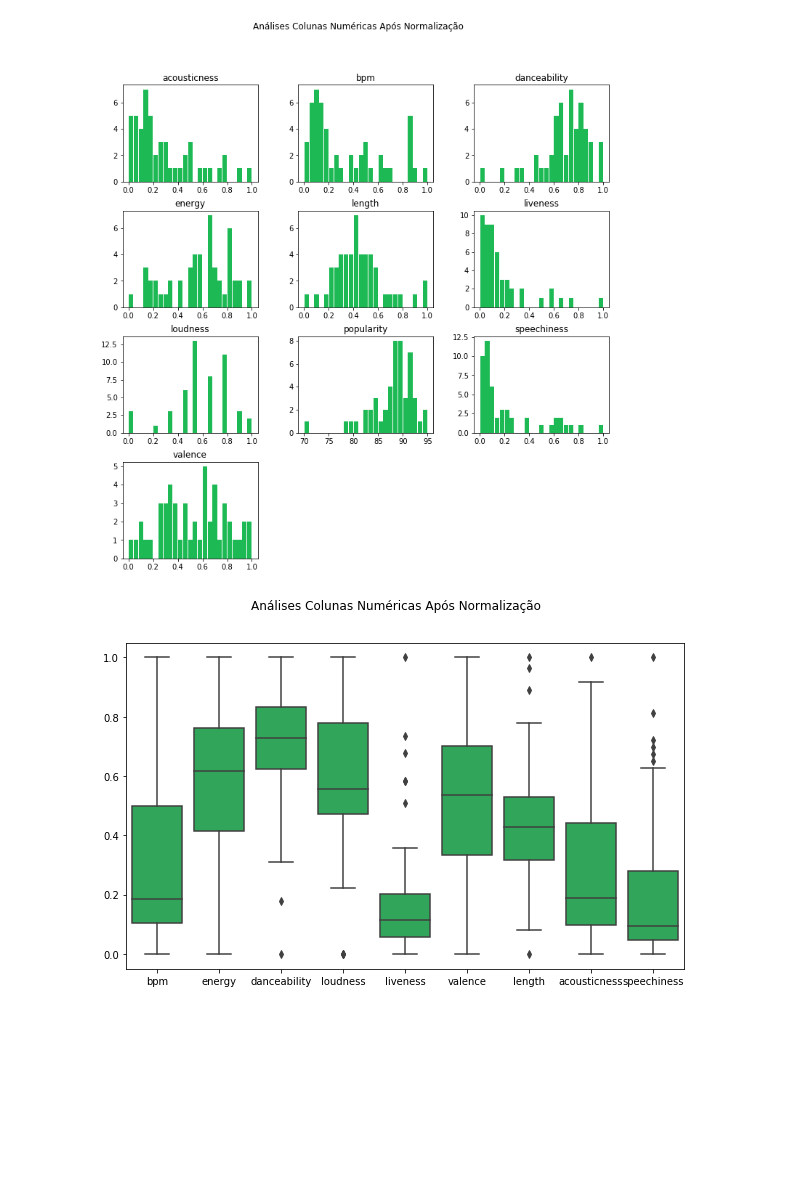
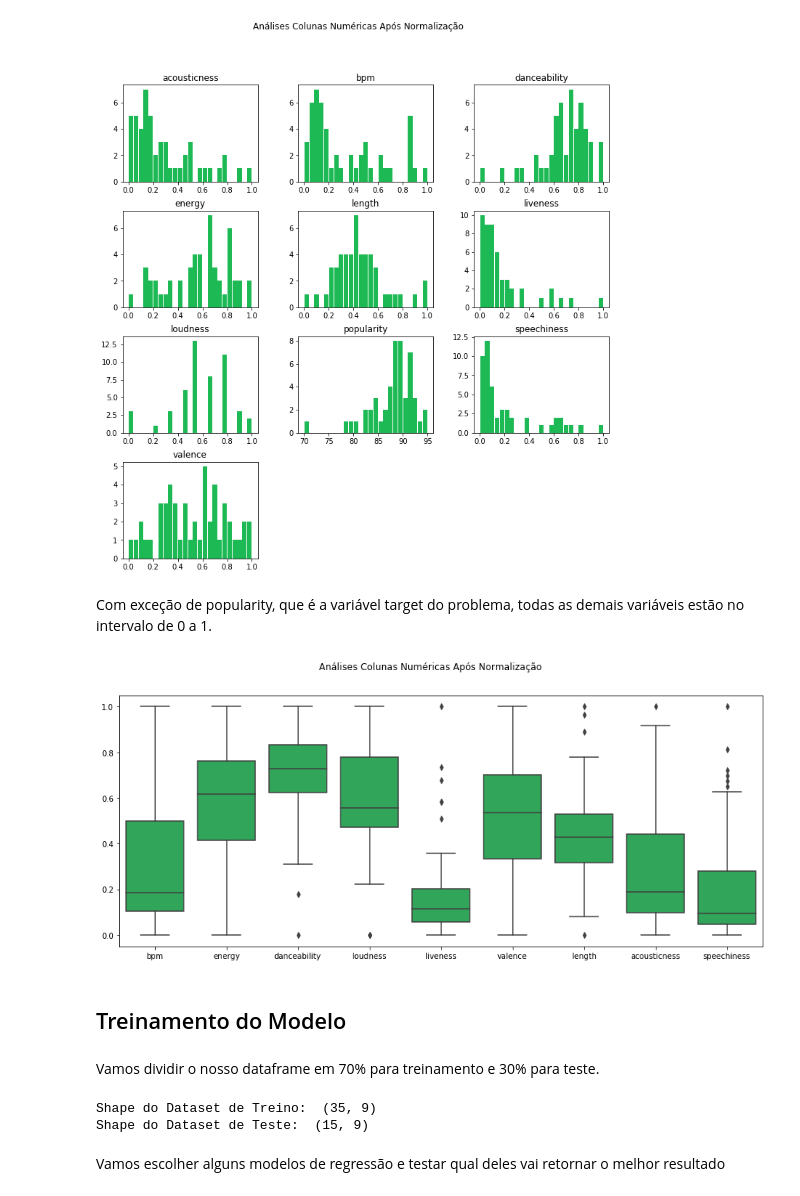
Before and after one commit to raquelcreis/spotifyTop50-2019, a Jupyter notebook: notebook.ipynb, the cells around one changed output. Cells and saved outputs as stored; diff of their text form; code cells hidden in the pictures; blank space fills up the shorter version.

```diff
--- a/notebook.ipynb
+++ b/notebook.ipynb
@@ -159,10 +159,26 @@ plt.suptitle("Análises Colunas Numéricas Após Normalização")
 plt.show()
 # %% [output]
 [figure]
+# %% [markdown]
+Com exceção de popularity, que é a variável target do problema, todas as demais variáveis estão no intervalo de 0 a 1.
 # %%
-plt.figure(figsize=(10,6))
+plt.figure(figsize=(15,6))
 ax = sns.boxplot(data=df.drop(columns='popularity'),color='#1DB954')
 plt.suptitle("Análises Colunas Numéricas Após Normalização")
 plt.show()
 # %% [output]
-[figure, old version]
+[figure, new version]
+# %% [markdown]
+## Treinamento do Modelo
+# %% [markdown]
+Vamos dividir o nosso dataframe em 70% para treinamento e 30% para teste.
+# %%
+from sklearn.model_selection import train_test_split
+X_train, X_test, y_train, y_test = train_test_split(df[features],df['popularity'], test_size=0.3,random_state=42)
+print("Shape do Dataset de Treino: ",X_train.shape)
+print("Shape do Dataset de Teste: ",X_test.shape)
+# %% [output]
+Shape do Dataset de Treino:  (35, 9)
+Shape do Dataset de Teste:  (15, 9)
+# %% [markdown]
+Vamos escolher alguns modelos de regressão e testar qual deles vai retornar o melhor resultado
```
Also changed, not shown: parts of 8 cells of this notebook.
